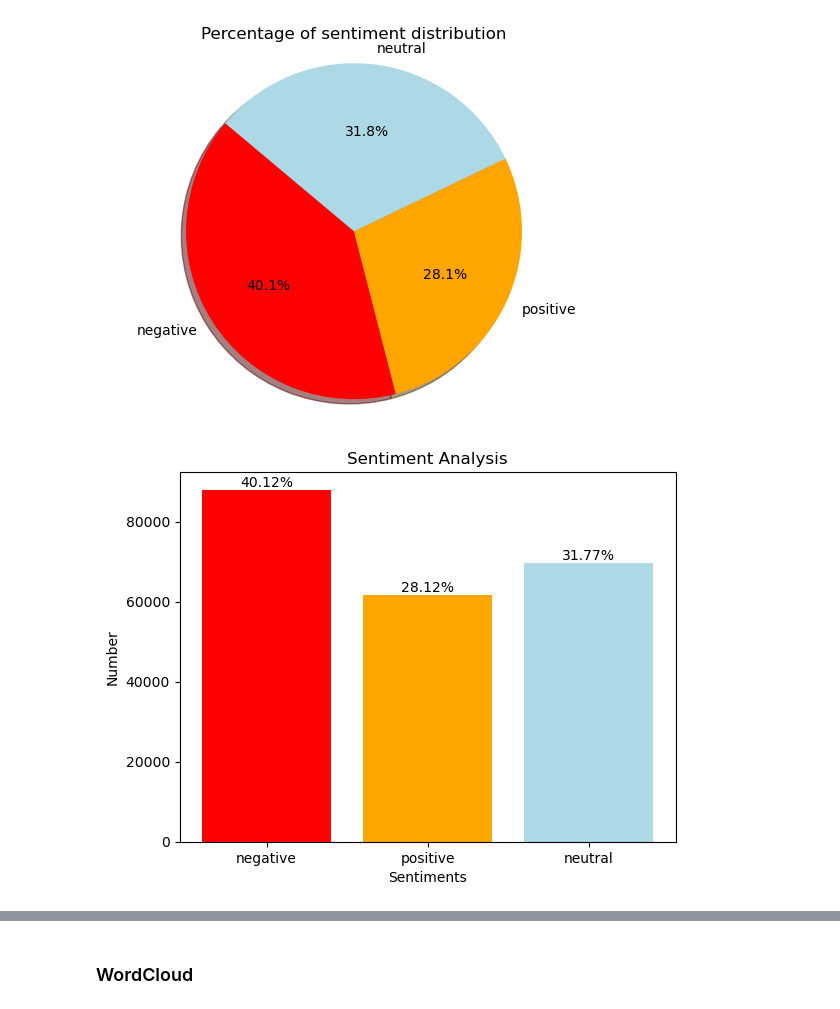
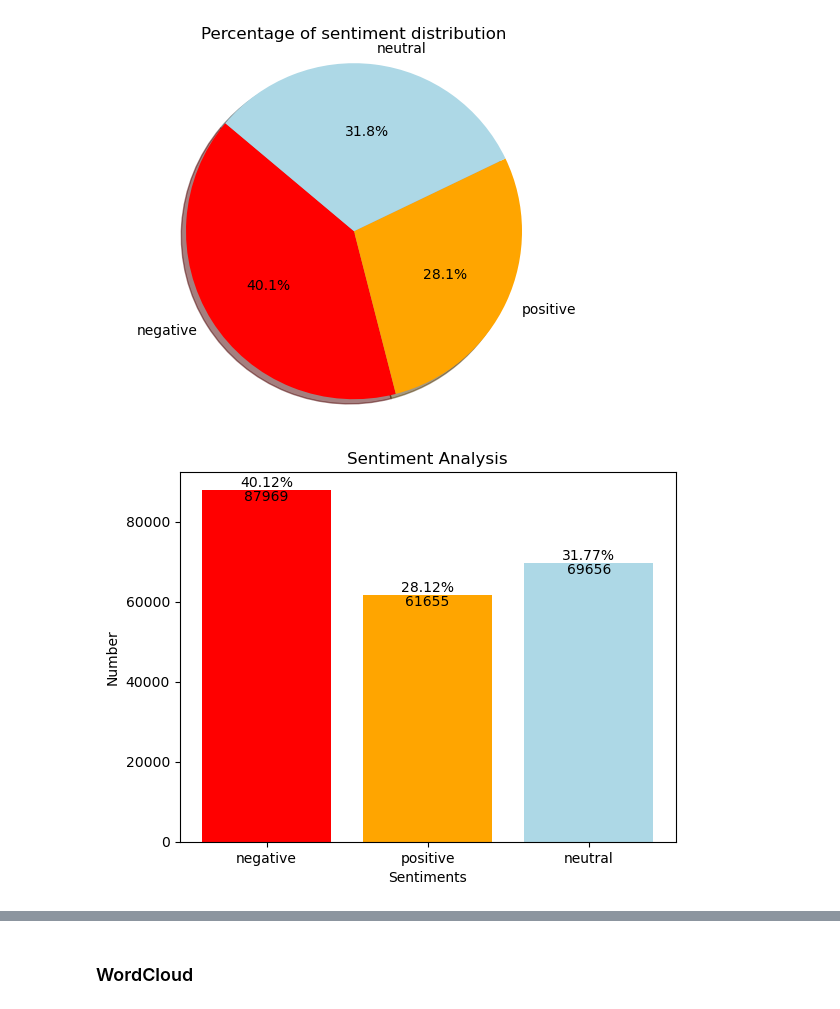
Before and after one commit to Ajkunas/computational-social-media, a Jupyter notebook: analysis_and_visualization.ipynb, the cells around one changed output, grey strips where cells are left out. Cells and saved outputs as stored; diff of their text form; code cells hidden in the pictures.

```diff
--- a/analysis_and_visualization.ipynb
+++ b/analysis_and_visualization.ipynb
@@ -76,19 +76,20 @@ plt.show()
 # %%
 # histogram
 import matplotlib.pyplot as plt
 
 labels = ['negative', 'positive', 'neutral']
 sizes = [len(negatives), len(positives), len(neutrals)]
 colors = ['red', 'orange', 'lightblue']
 
 plt.bar(labels, sizes, color=colors)
 #add the percentage of each sentiment in the bars
 for i in range(len(sizes)):
     plt.text(i, sizes[i], str(round((sizes[i]/len(sentiments))*100, 2)) + '%', ha='center', va='bottom')
+    plt.text(i, sizes[i], str(sizes[i]), ha='center', va='top')
 
 plt.xlabel('Sentiments')
 plt.ylabel('Number')
 plt.title('Sentiment Analysis')
 plt.show()
 # %% [output]
-[figure, old version]
+[figure, new version]
```
Also changed, not shown: parts of 22 cells of this notebook.
